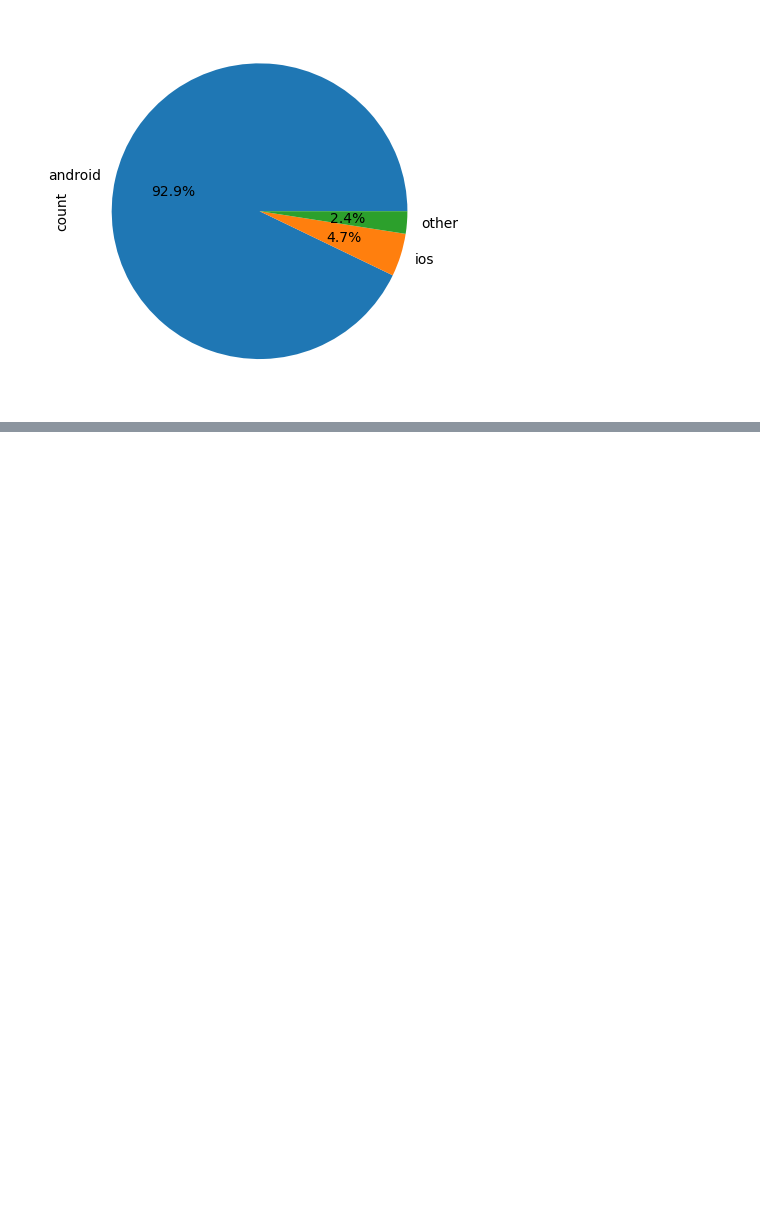
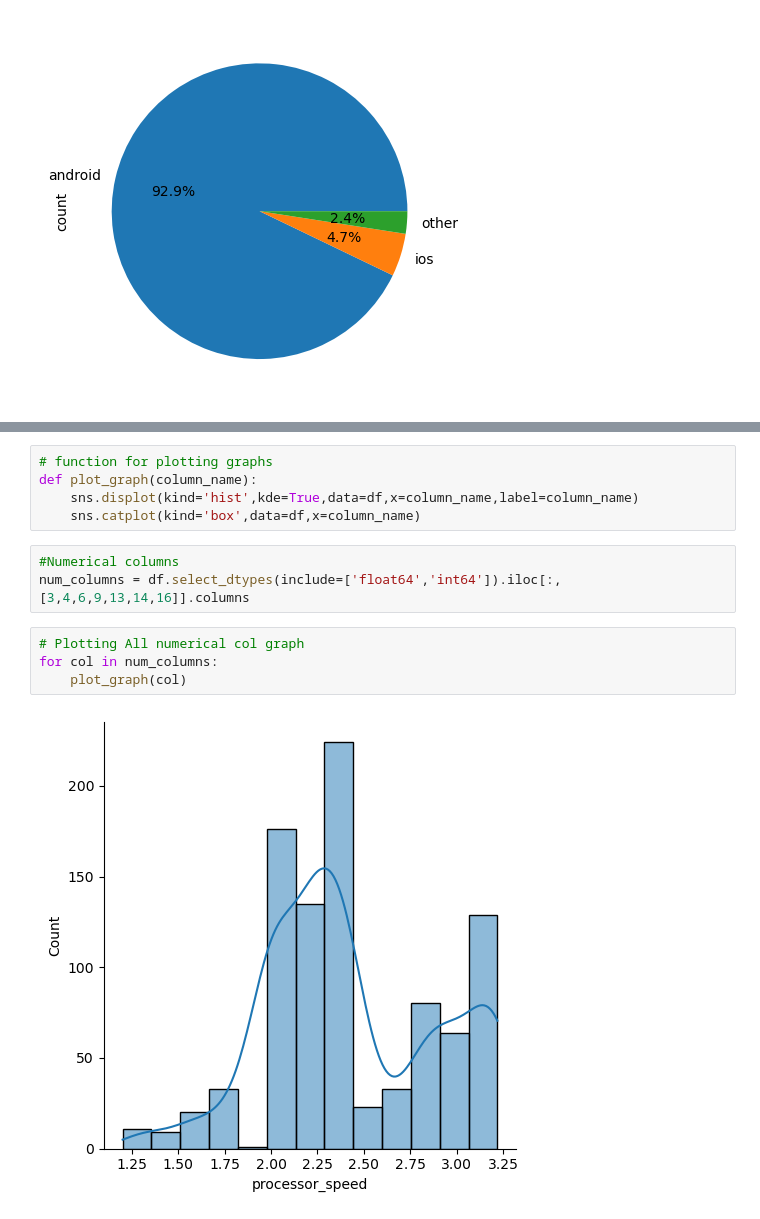
Before and after one commit to vivekluhar/smartphone-data-cleaning-and-eda, a Jupyter notebook: EDA.ipynb, the cells around one changed output, grey strips where cells are left out. Drawn from its saved outputs; the diff is of its cells as text; blank space fills up the shorter version.

```diff
--- a/EDA.ipynb
+++ b/EDA.ipynb
@@ -287,0 +308,14 @@ df['os'].value_counts().plot(kind='pie',autopct='%0.1f%%')
+# %%
+# function for plotting graphs
+def plot_graph(column_name):
+    sns.displot(kind='hist',kde=True,data=df,x=column_name,label=column_name)
+    sns.catplot(kind='box',data=df,x=column_name)
+# %%
+#Numerical columns
+num_columns = df.select_dtypes(include=['float64','int64']).iloc[:,[3,4,6,9,13,14,16]].columns
+# %%
+# Plotting All numerical col graph
+for col in num_columns:
+    plot_graph(col)
+# %% [output]
+[figure, added]
```
Also changed, not shown: parts of 64 cells of this notebook.
